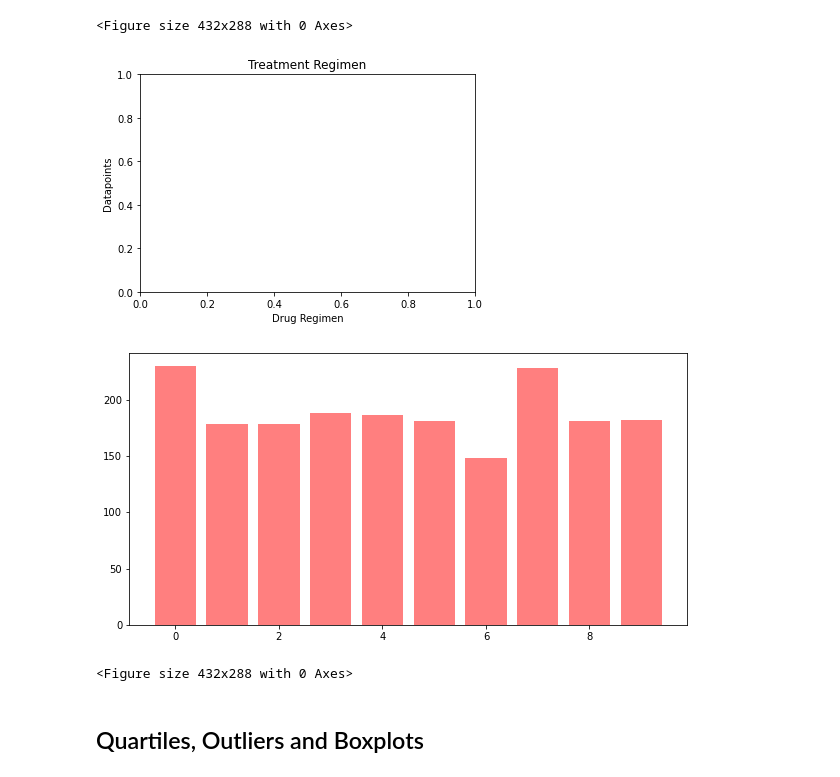
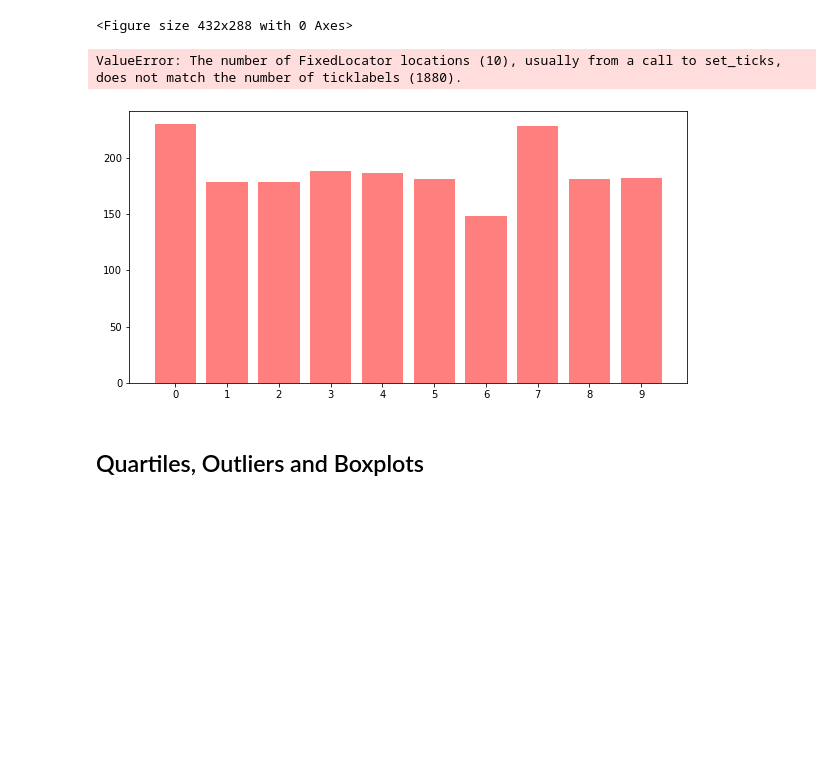
Before and after one commit to davidmrtnz20/Matplotlib-Homework-The-Power-of-Plots, a Jupyter notebook: Pymaceuticals/pymaceuticals_starter.ipynb, the cells around one changed output. Drawn from its saved outputs; the diff is of its cells as text; code cells hidden in the pictures; blank space fills up the shorter version.

```diff
--- a/Pymaceuticals/pymaceuticals_starter.ipynb
+++ b/Pymaceuticals/pymaceuticals_starter.ipynb
@@ -119,19 +132,19 @@ plt.tight_layout()
 x_axis = np.arange(len(datapoints))
 # %%
 # Generate a bar plot showing the total number of mice for each treatment throughout the course of the study using pyplot.
+plt.figure(figsize=(10,5))
+plt.bar(x_axis, datapoints, color='r', alpha=0.5)
+x = plt.xticks(x_axis, new_pharma_data["Drug Regimen"])
+
 plt.title("Treatment Regimen")
 plt.xlabel("Drug Regimen")
 plt.ylabel("Datapoints")
 
-plt.figure(figsize=(10,5))
-plt.bar(x_axis, datapoints, color='r', alpha=0.5)
-
 plt.show()
 plt.tight_layout()
 # %% [output]
+ValueError: The number of FixedLocator locations (10), usually from a call to set_ticks, does not match the number of ticklabels (1880).
-[figure, old version]
+[figure, new version]
-[figure, removed]
-<Figure size 432x288 with 0 Axes>
 # %%
 # Generate a pie plot showing the distribution of female versus male mice using pandas
 # %%
```
Also changed, not shown: parts of 1 cell of this notebook.
